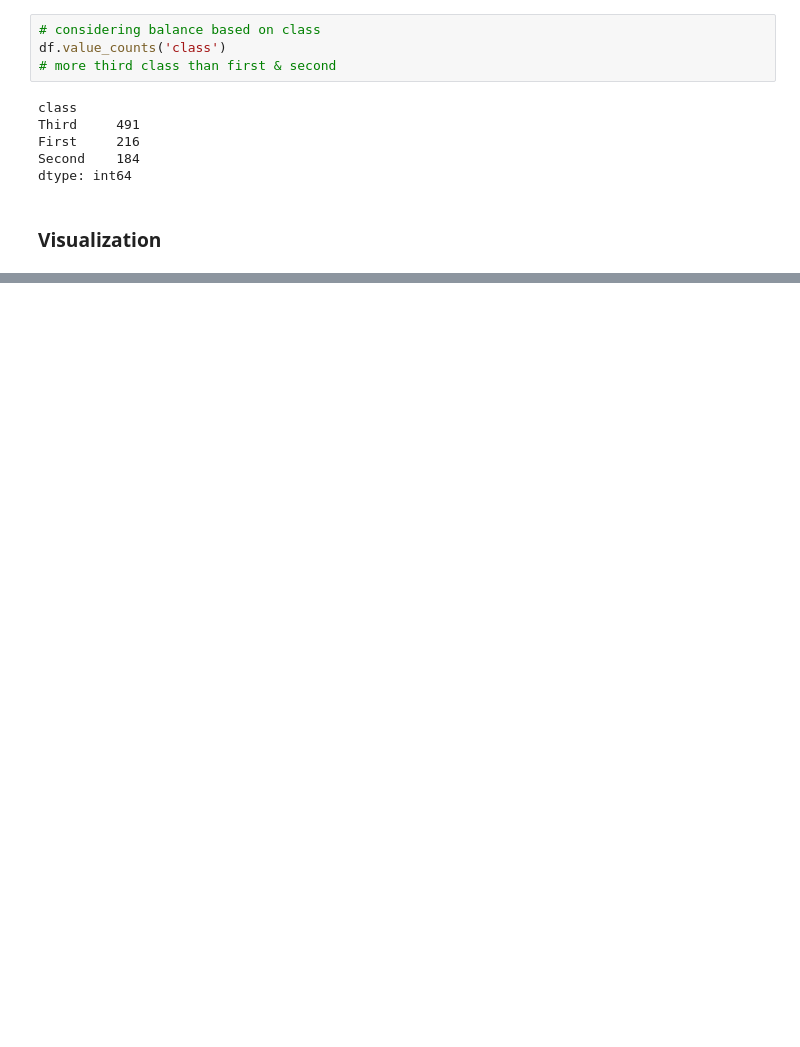
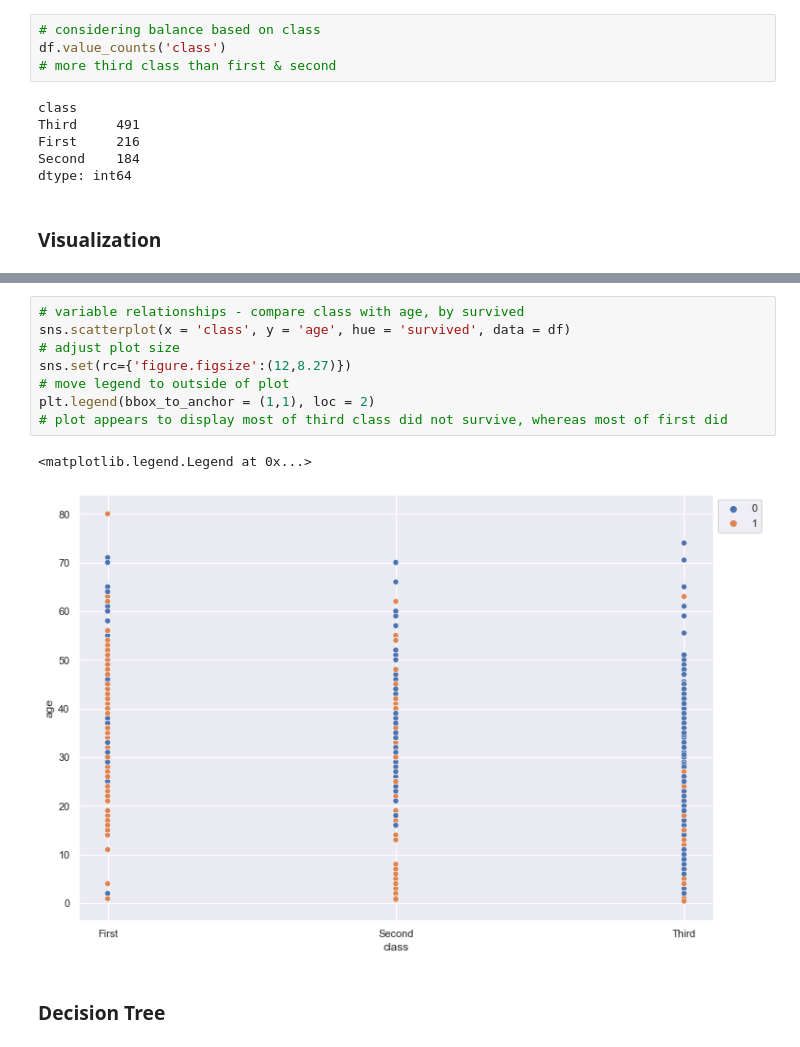
Before and after one commit to nhardemandata/Projects, a Jupyter notebook: Data-Explore-Training/titanic-data-exploration.ipynb, the cells around one changed output, grey strips where cells are left out. Saved outputs shown, nothing was run; the diff lists cells and outputs as text; blank space fills up the shorter version.

```diff
--- a/Data-Explore-Training/titanic-data-exploration.ipynb
+++ b/Data-Explore-Training/titanic-data-exploration.ipynb
@@ -175,0 +183,13 @@ dtype: int64
+# %%
+# variable relationships - compare class with age, by survived
+sns.scatterplot(x = 'class', y = 'age', hue = 'survived', data = df)
+# adjust plot size
+sns.set(rc={'figure.figsize':(12,8.27)})
+# move legend to outside of plot
+plt.legend(bbox_to_anchor = (1,1), loc = 2)
+# plot appears to display most of third class did not survive, whereas most of first did
+# %% [output]
+<matplotlib.legend.Legend at 0x...>
+[figure, added]
+# %% [markdown]
+### Decision Tree
```
Also changed, not shown: parts of 7 cells of this notebook.
